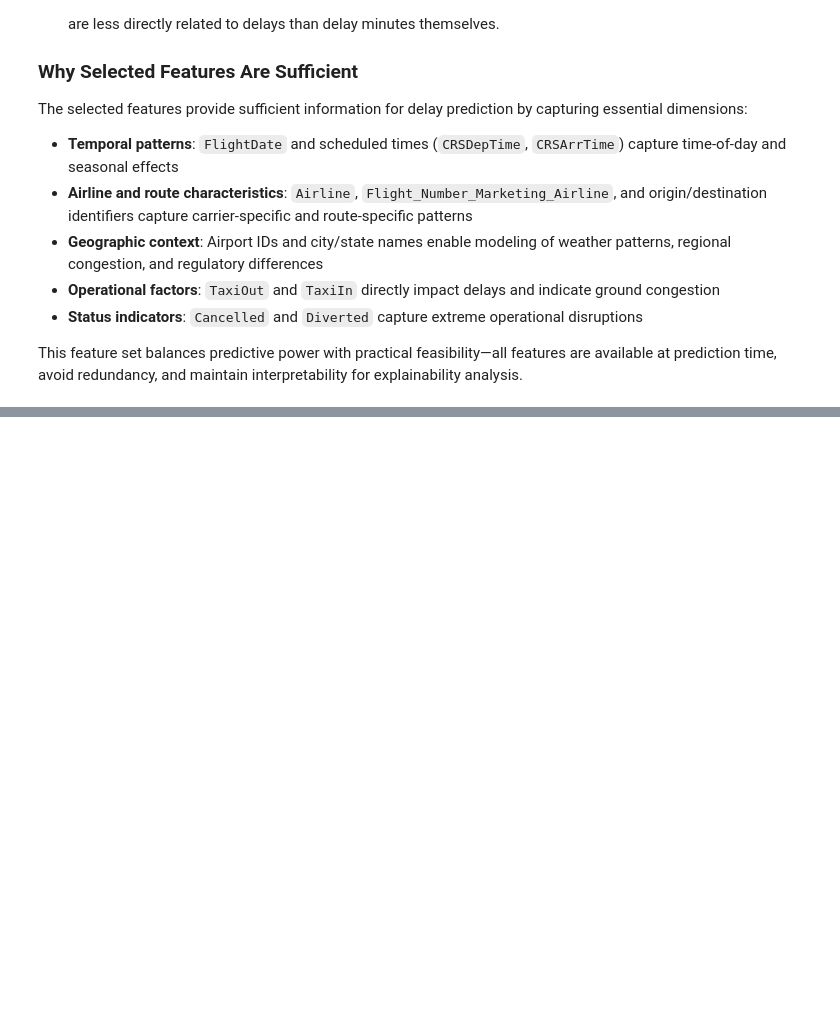
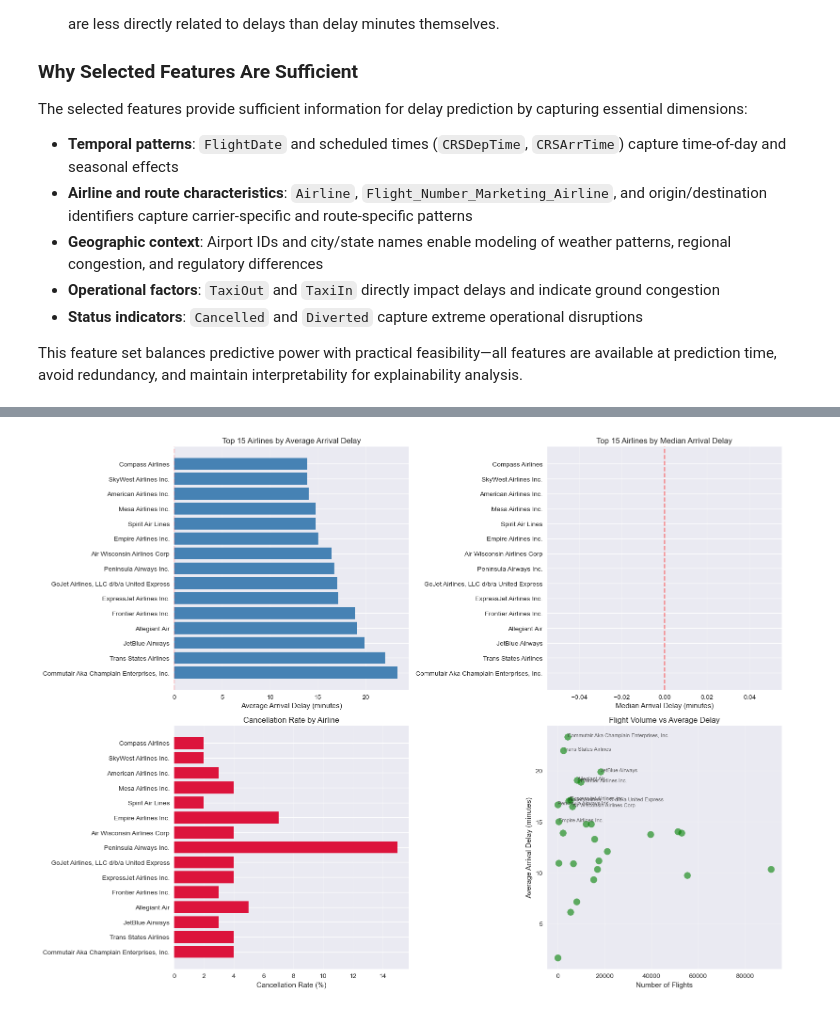
Before and after one commit to aniolpetit/flight-status-prediction, a Jupyter notebook: eda.ipynb, the cells around one changed output, grey strips where cells are left out. Drawn from its saved outputs; the diff is of its cells as text; code cells hidden in the pictures; blank space fills up the shorter version.

```diff
--- a/eda.ipynb
+++ b/eda.ipynb
@@ -84,0 +260,18 @@ df_filtered = df_filtered[column_subset]
+# %%
+# Prepare temporal features
+df['FlightDate'] = pd.to_datetime(df['FlightDate'])
+df['DayOfWeek'] = df['FlightDate'].dt.day_name()
+df['Month'] = df['FlightDate'].dt.month_name()
+df['Year'] = df['FlightDate'].dt.year
+
+# Extract hour from CRSDepTime (format: HHMM as integer)
+df['DepHour'] = (df['CRSDepTime'] // 100).astype(int)
+df['DepTimeOfDay'] = pd.cut(df['DepHour'],
+                                     bins=[0, 6, 12, 18, 24],
+                                     labels=['Night (0-6)', 'Morning (6-12)', 'Afternoon (12-18)', 'Evening (18-24)'],
+                                     include_lowest=True)
+
+print("Temporal features created successfully!")
+print(f"Date range: {df['FlightDate'].min()} to {df['FlightDate'].max()}")
+print(f"Unique airlines: {df['Airline'].nunique()}")
+print(f"Unique routes: {df.groupby(['Origin', 'Dest']).ngroups}")
@@ -84,0 +283,61 @@ df_filtered = df_filtered[column_subset]
+# %%
+# Airlines by Delay Rate
+airline_delays = df.groupby('Airline').agg({
+    'ArrDelayMinutes': ['mean', 'median', 'count'],
+    'DepDelayMinutes': ['mean', 'median'],
+    'Cancelled': 'mean',
+    'Diverted': 'mean'
+}).round(2)
+
+airline_delays.columns = ['Avg_ArrDelay', 'Median_ArrDelay', 'Flight_Count',
+                          'Avg_DepDelay', 'Median_DepDelay', 'Cancel_Rate', 'Diversion_Rate']
+airline_delays = airline_delays.sort_values('Avg_ArrDelay', ascending=False)
+
+print("Airlines by Average Arrival Delay (worst to best):")
+print(airline_delays)
+
+# Visualization
+fig, axes = plt.subplots(2, 2, figsize=(16, 12))
+
+# Average delay by airline
+top_airlines = airline_delays.head(15)
+axes[0, 0].barh(range(len(top_airlines)), top_airlines['Avg_ArrDelay'], color='steelblue')
+axes[0, 0].set_yticks(range(len(top_airlines)))
+axes[0, 0].set_yticklabels(top_airlines.index)
+axes[0, 0].set_xlabel('Average Arrival Delay (minutes)')
+axes[0, 0].set_title('Top 15 Airlines by Average Arrival Delay')
+axes[0, 0].axvline(x=0, color='red', linestyle='--', alpha=0.5)
+axes[0, 0].grid(axis='x', alpha=0.3)
+
+# Median delay by airline
+axes[0, 1].barh(range(len(top_airlines)), top_airlines['Median_ArrDelay'], color='orange')
+axes[0, 1].set_yticks(range(len(top_airlines)))
+axes[0, 1].set_yticklabels(top_airlines.index)
+axes[0, 1].set_xlabel('Median Arrival Delay (minutes)')
+axes[0, 1].set_title('Top 15 Airlines by Median Arrival Delay')
+axes[0, 1].axvline(x=0, color='red', linestyle='--', alpha=0.5)
+axes[0, 1].grid(axis='x', alpha=0.3)
+
+# Cancellation rate by airline
+axes[1, 0].barh(range(len(top_airlines)), top_airlines['Cancel_Rate'] * 100, color='crimson')
+axes[1, 0].set_yticks(range(len(top_airlines)))
+axes[1, 0].set_yticklabels(top_airlines.index)
+axes[1, 0].set_xlabel('Cancellation Rate (%)')
+axes[1, 0].set_title('Cancellation Rate by Airline')
+axes[1, 0].grid(axis='x', alpha=0.3)
+
+# Flight count vs delay (scatter)
+axes[1, 1].scatter(airline_delays['Flight_Count'], airline_delays['Avg_ArrDelay'],
+                   s=100, alpha=0.6, color='green')
+axes[1, 1].set_xlabel('Number of Flights')
+axes[1, 1].set_ylabel('Average Arrival Delay (minutes)')
+axes[1, 1].set_title('Flight Volume vs Average Delay')
+axes[1, 1].grid(alpha=0.3)
+# Add airline labels for top delays
+for idx, row in airline_delays.head(10).iterrows():
+    axes[1, 1].annotate(idx, (row['Flight_Count'], row['Avg_ArrDelay']),
+                        fontsize=8, alpha=0.7)
+
+plt.tight_layout()
+plt.show()
+# %% [output]
@@ -84,0 +361 @@ df_filtered = df_filtered[column_subset]
+[figure, added]
```
Also changed, not shown: parts of 20 cells of this notebook.
